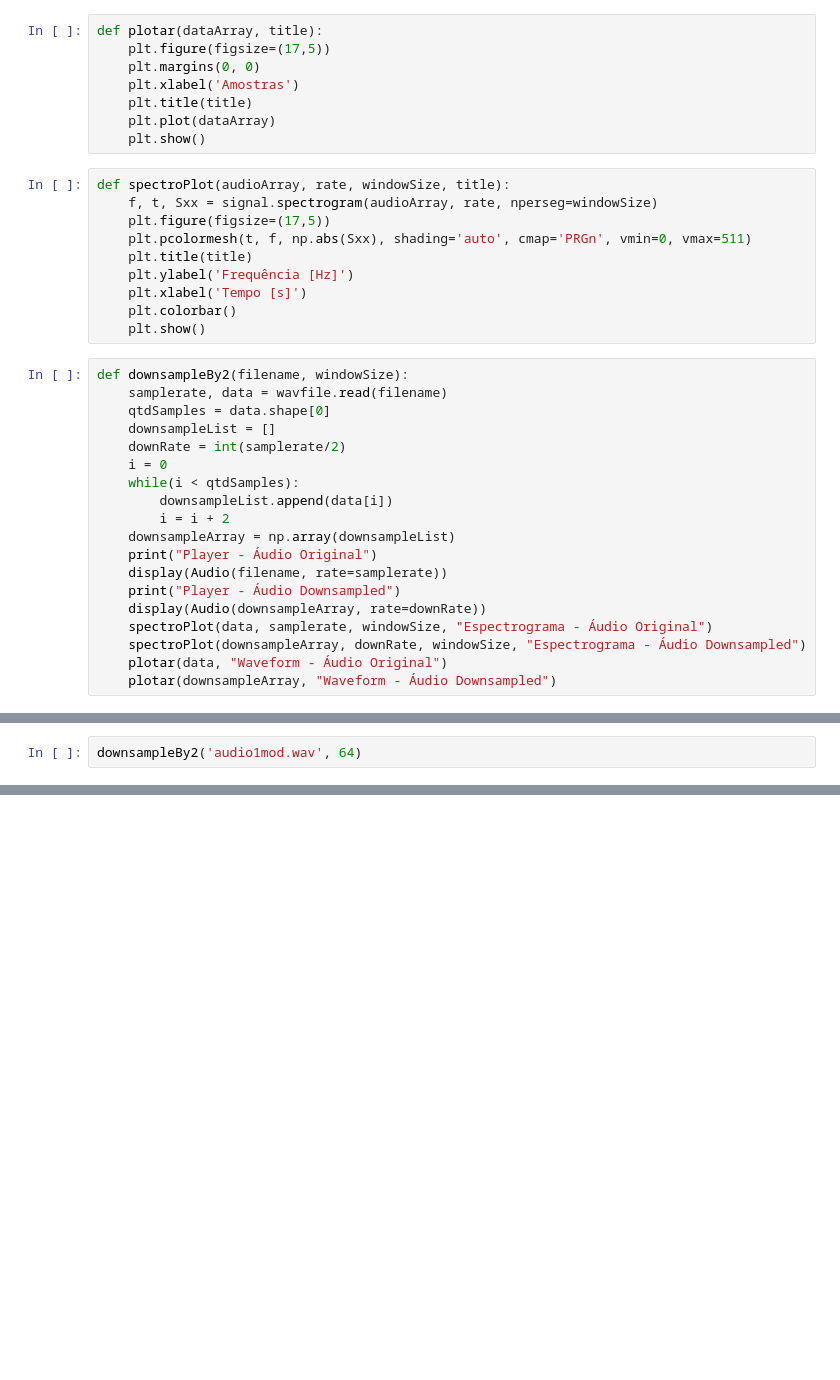
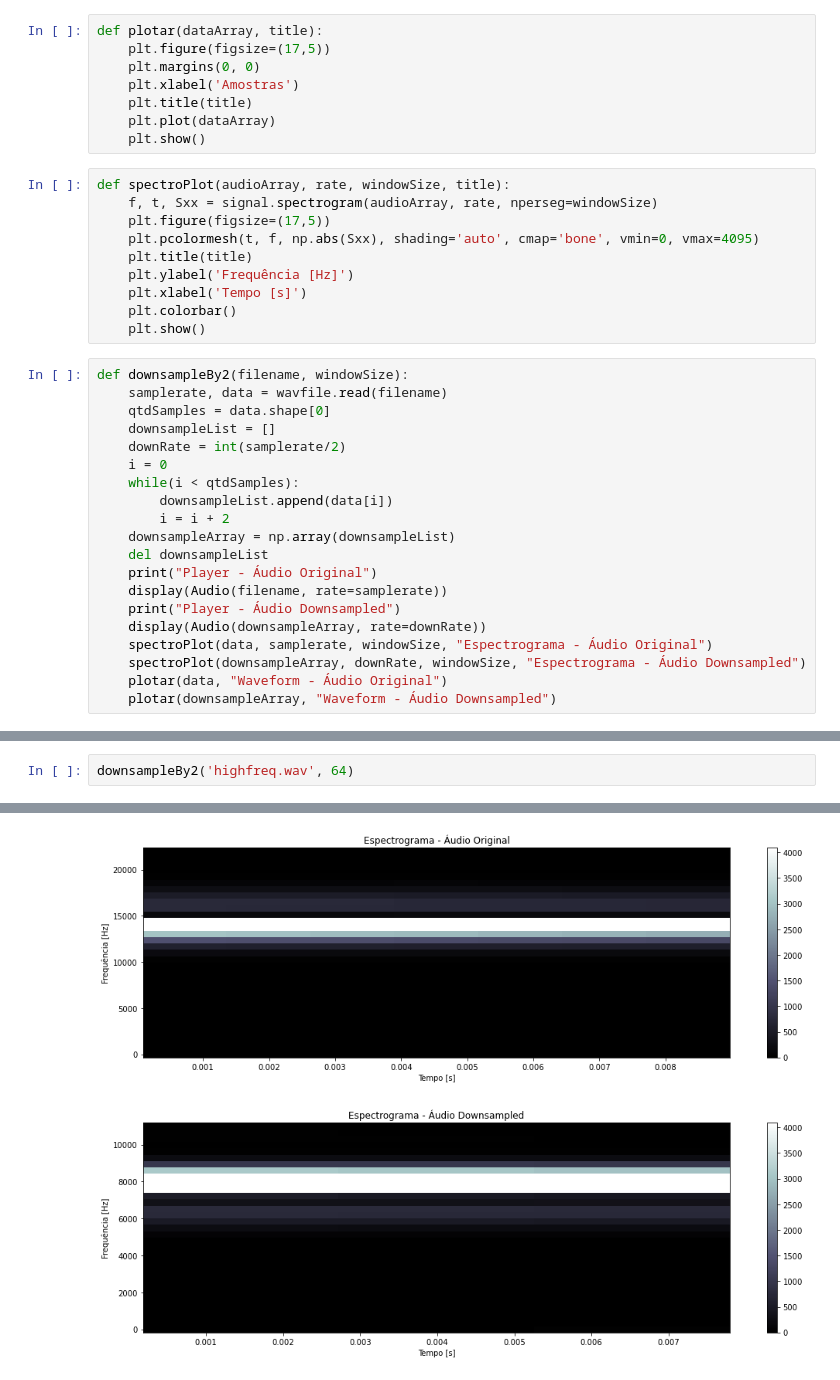
Before and after one commit to Xornotor/upsampling-e-downsampling, a Jupyter notebook: AC03_Andre_Paiva.ipynb, the cells around one changed output, grey strips where cells are left out. Saved outputs shown, nothing was run; the diff lists cells and outputs as text; blank space fills up the shorter version.

```diff
--- a/AC03_Andre_Paiva.ipynb
+++ b/AC03_Andre_Paiva.ipynb
@@ -26,7 +26,7 @@ def plotar(dataArray, title):
 def spectroPlot(audioArray, rate, windowSize, title):
     f, t, Sxx = signal.spectrogram(audioArray, rate, nperseg=windowSize)
     plt.figure(figsize=(17,5))
-    plt.pcolormesh(t, f, np.abs(Sxx), shading='auto', cmap='PRGn', vmin=0, vmax=511)
+    plt.pcolormesh(t, f, np.abs(Sxx), shading='auto', cmap='bone', vmin=0, vmax=4095)
     plt.title(title)
     plt.ylabel('Frequência [Hz]')
     plt.xlabel('Tempo [s]')
@@ -43,6 +43,7 @@ def downsampleBy2(filename, windowSize):
         downsampleList.append(data[i])
         i = i + 2
     downsampleArray = np.array(downsampleList)
+    del downsampleList
     print("Player - Áudio Original")
     display(Audio(filename, rate=samplerate))
     print("Player - Áudio Downsampled")
@@ -54,2 +78,3 @@ def downsampleBy2(filename, windowSize):
 # %%
-downsampleBy2('audio1mod.wav', 64)
+downsampleBy2('highfreq.wav', 64)
+# %% [output]
@@ -55,0 +85,2 @@ downsampleBy2('audio1mod.wav', 64)
+[figure, added]
+[figure, added]
```
Also changed, not shown: parts of 3 cells of this notebook, 1 other file.
